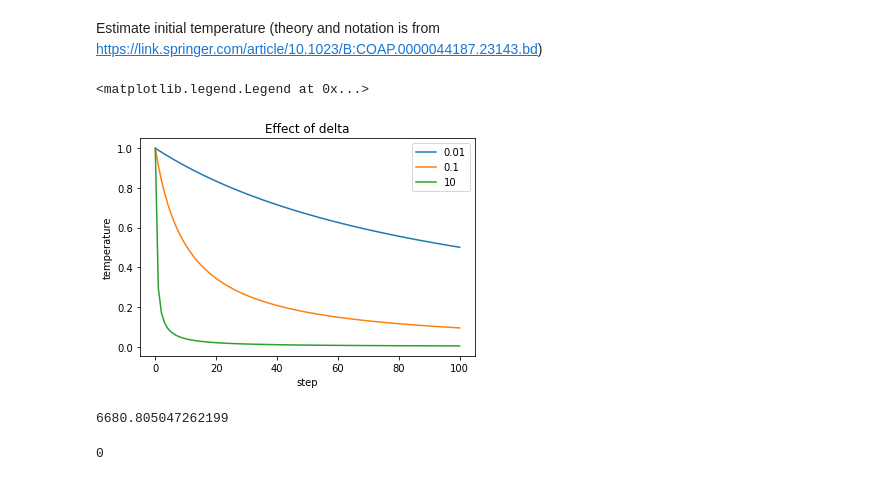
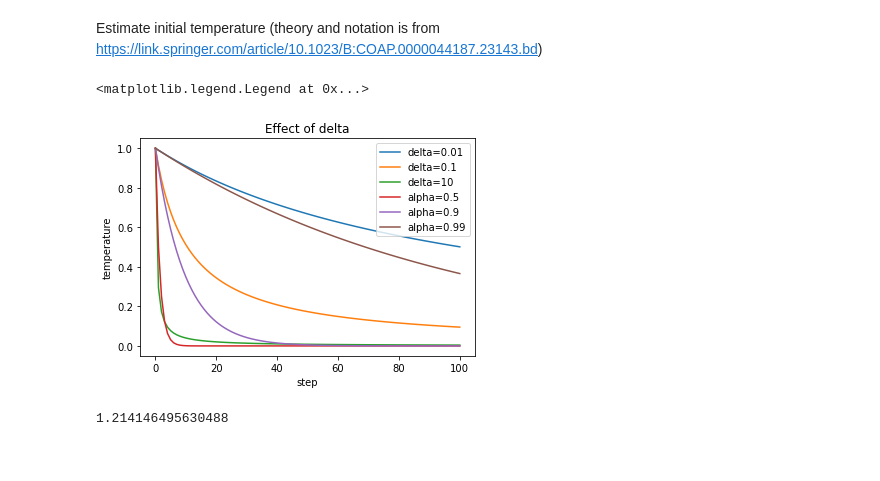
Before and after one commit to NumeloUno/CompilerQC, a Jupyter notebook: optimization/simualted_annealing.ipynb, the cells around one changed output. Cells and saved outputs as stored; diff of their text form; code cells hidden in the pictures.

Commit message:
benchmarks for temperature und polygons weights

```diff
--- a/optimization/simualted_annealing.ipynb
+++ b/optimization/simualted_annealing.ipynb
@@ -8,33 +8,39 @@ from CompilerQC import Graph, Qbits, Polygons, Energy, MC, paths
 # %%
 def visualize_delta(delta):
     """visualize the effect of delta in the temperature schedule"""
     t, temperature = 1, [1]
     for i in range(100):
         t = t / (1 + t * np.log(1 + delta))
         temperature.append(t)
     return temperature
+def visualize_alpha(alpha):
+    """visualize the effect of delta in the temperature schedule"""
+    t, temperature = 1, [1]
+    for i in range(100):
+        t = alpha * t
+        temperature.append(t)
+    return temperature
 for delta in [0.01, 0.1, 10]:
-    plt.plot(visualize_delta(delta), label=str(delta))
+    plt.plot(visualize_delta(delta), label=f"delta={delta}")
+for alpha in [0.5,0.9,0.99]:
+    plt.plot(visualize_alpha(alpha), label=f"alpha={alpha}")
+
 plt.ylabel('temperature')
 plt.xlabel('step')
 plt.title('Effect of delta')
 plt.legend()
 # %% [output]
 <matplotlib.legend.Legend at 0x...>
-[figure, old version]
+[figure, new version]
 # %%
-N = 8
+N = 6
 graph = Graph.complete(N)
 qbits = Qbits.init_qbits_from_dict(graph,dict())
 polygon_object = Polygons(qbits)
 energy = Energy(polygon_object, scaling_for_plaq3=10, scaling_for_plaq4=14)
-mc = MC(energy, delta=0.07, chi_0=0.99, repetition_rate=35, recording=True)
+mc = MC(energy, delta=0.07, chi_0=0.1,recording=True)
 mc.current_temperature = mc.initial_temperature()
 print(mc.current_temperature)
 mc.record_temperature.append(mc.current_temperature)
 # %% [output]
-6680.805047262199
+1.214146495630488
-# %%
-print(mc.n_total_steps)
-# %% [output]
-0
```
Also changed, not shown: parts of 16 cells of this notebook, 14 other files.
